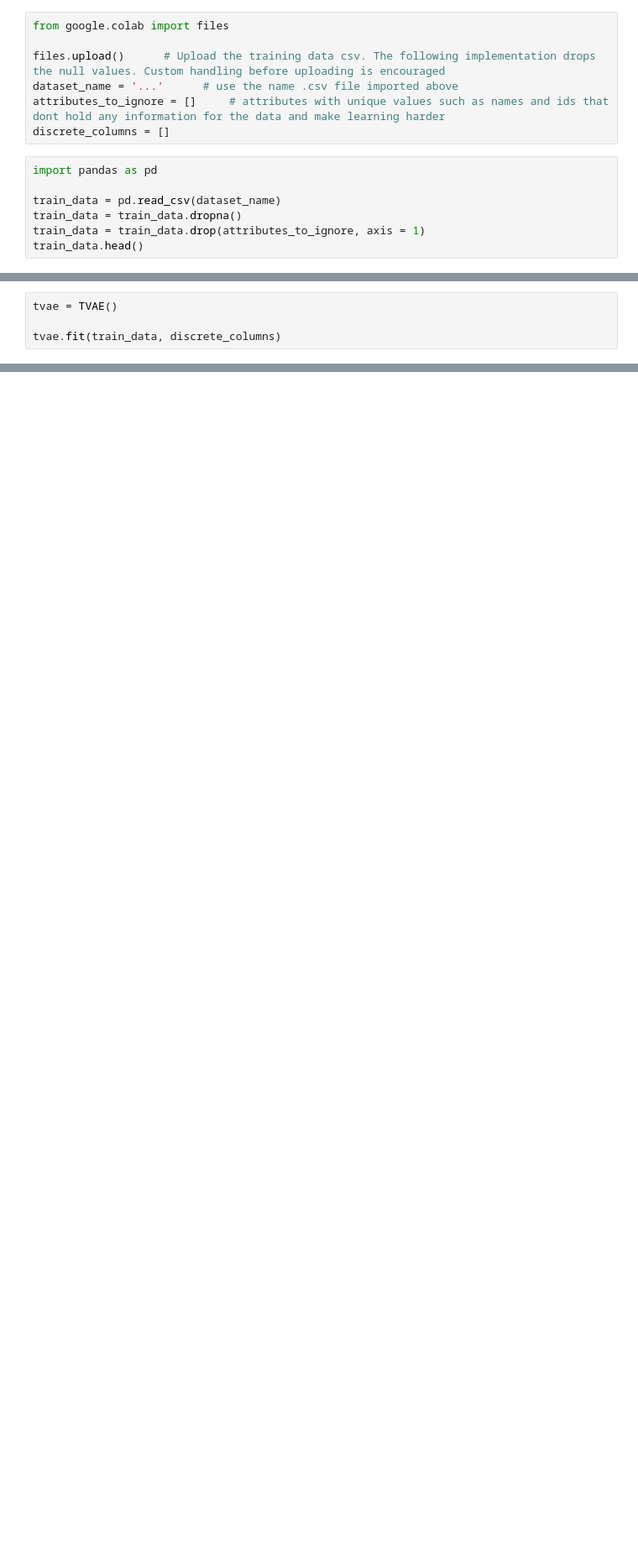
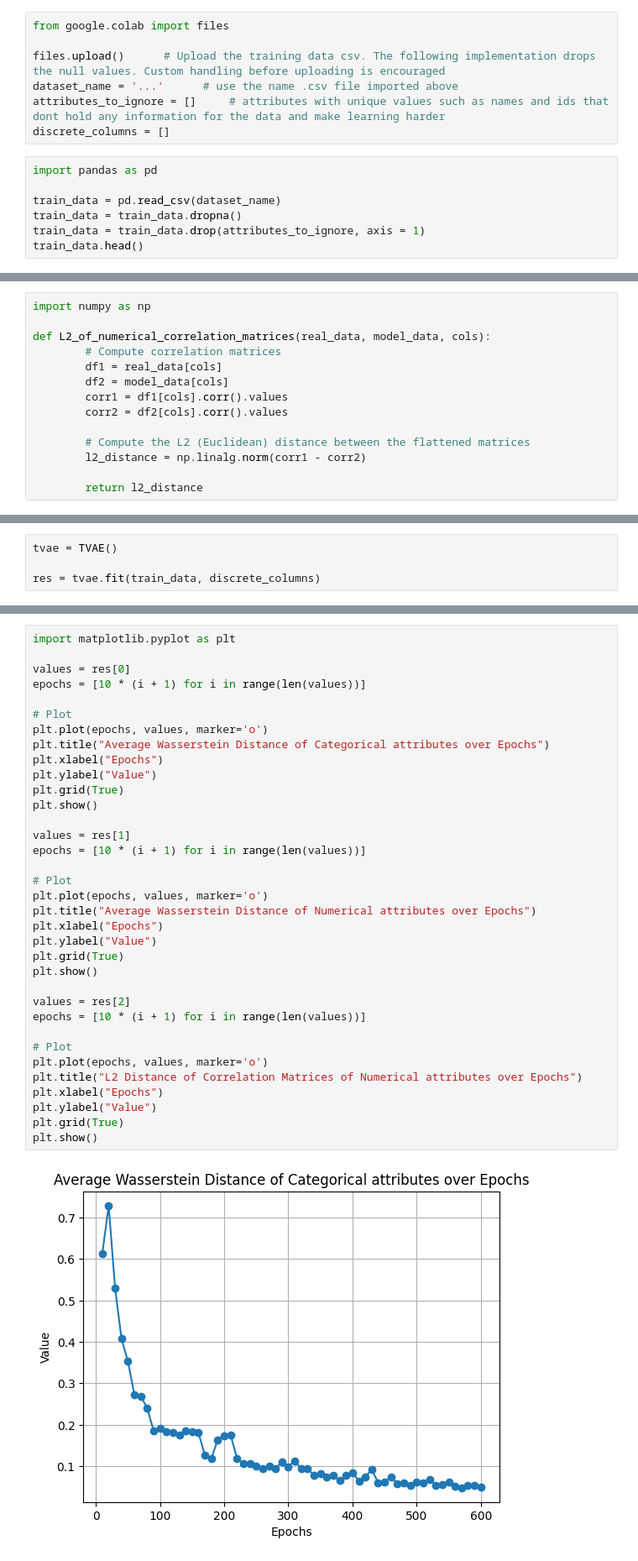
Before and after one commit to stavroskout/Synthetic-Tabular-Data, a Jupyter notebook: tVAE/tVAE_Synthesizer.ipynb, the cells around one changed output, grey strips where cells are left out. Shown at 84% size. Cells and saved outputs as stored; diff of their text form; blank space fills up the shorter version.

```diff
--- a/tVAE/tVAE_Synthesizer.ipynb
+++ b/tVAE/tVAE_Synthesizer.ipynb
@@ -14,0 +96,14 @@ train_data.head()
+# %%
+import numpy as np
+
+def L2_of_numerical_correlation_matrices(real_data, model_data, cols):
+        # Compute correlation matrices
+        df1 = real_data[cols]
+        df2 = model_data[cols]
+        corr1 = df1[cols].corr().values
+        corr2 = df2[cols].corr().values
+
+        # Compute the L2 (Euclidean) distance between the flattened matrices
+        l2_distance = np.linalg.norm(corr1 - corr2)
+
+        return l2_distance
@@ -277,4 +386,4 @@ class TVAE():
 # %%
 tvae = TVAE()
 
-tvae.fit(train_data, discrete_columns)
+res = tvae.fit(train_data, discrete_columns)
@@ -280,0 +410,37 @@ tvae.fit(train_data, discrete_columns)
+# %%
+import matplotlib.pyplot as plt
+
+values = res[0]
+epochs = [10 * (i + 1) for i in range(len(values))]
+
+# Plot
+plt.plot(epochs, values, marker='o')
+plt.title("Average Wasserstein Distance of Categorical attributes over Epochs")
+plt.xlabel("Epochs")
+plt.ylabel("Value")
+plt.grid(True)
+plt.show()
+
+values = res[1]
+epochs = [10 * (i + 1) for i in range(len(values))]
+
+# Plot
+plt.plot(epochs, values, marker='o')
+plt.title("Average Wasserstein Distance of Numerical attributes over Epochs")
+plt.xlabel("Epochs")
+plt.ylabel("Value")
+plt.grid(True)
+plt.show()
+
+values = res[2]
+epochs = [10 * (i + 1) for i in range(len(values))]
+
+# Plot
+plt.plot(epochs, values, marker='o')
+plt.title("L2 Distance of Correlation Matrices of Numerical attributes over Epochs")
+plt.xlabel("Epochs")
+plt.ylabel("Value")
+plt.grid(True)
+plt.show()
+# %% [output]
+[figure, added]
```
Also changed, not shown: parts of 21 cells of this notebook.
